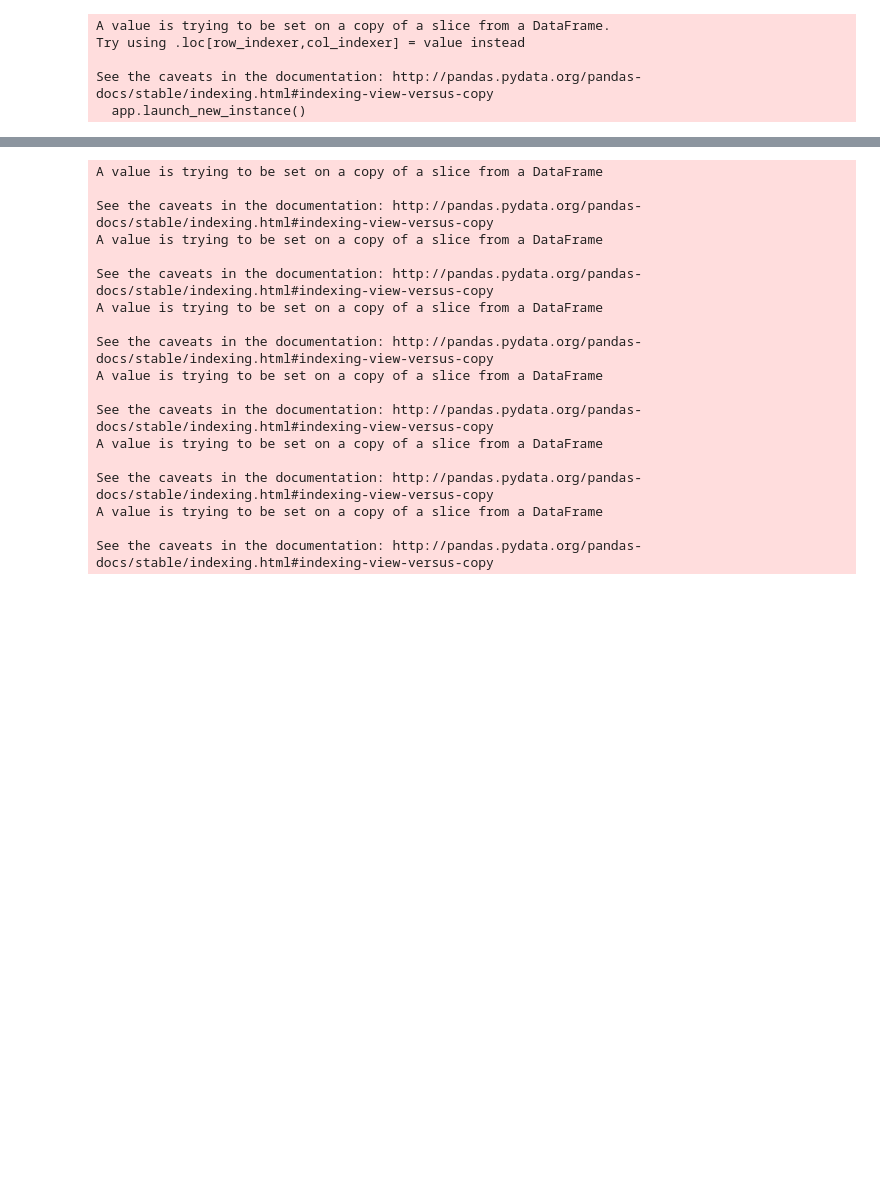
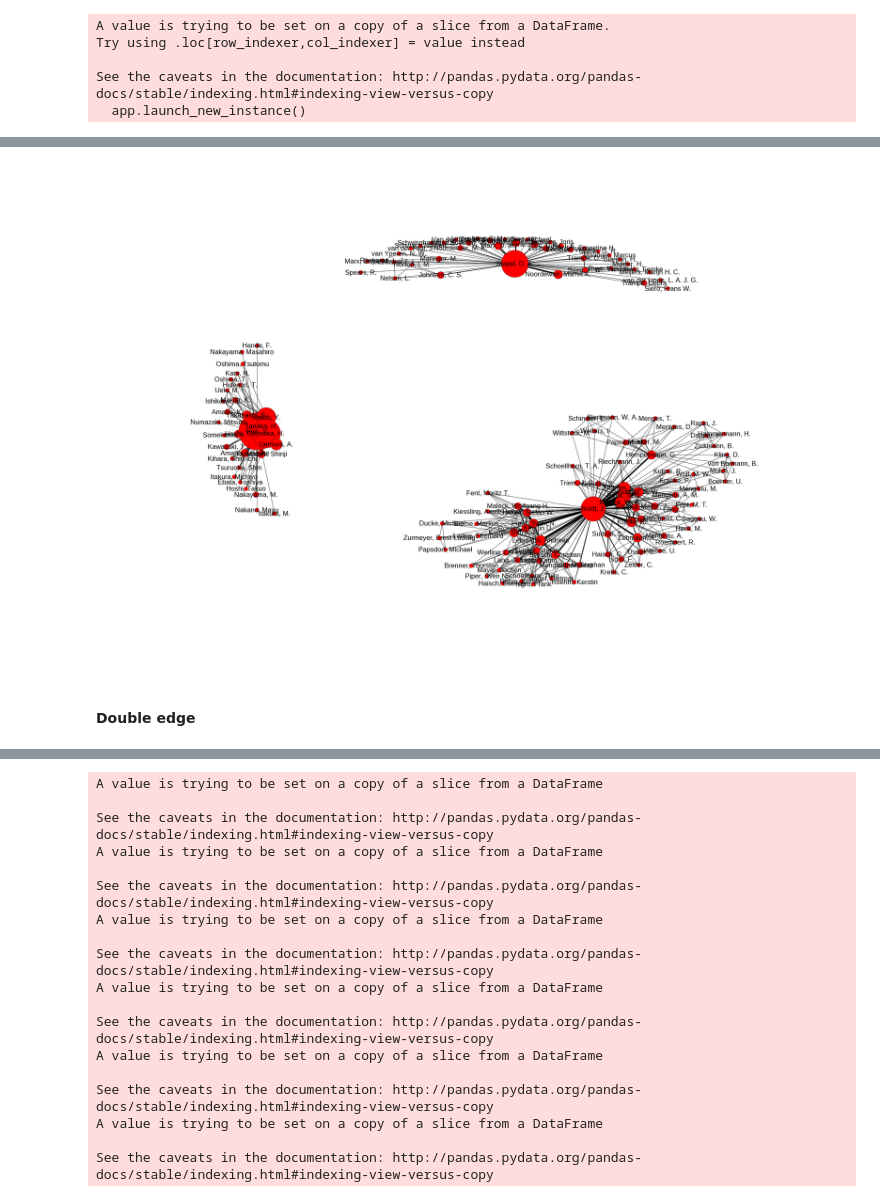
Before and after one commit to RiB-/retraction_analysis, a Jupyter notebook: EDA.ipynb, the cells around one changed output, grey strips where cells are left out. Cells and saved outputs as stored; diff of their text form; code cells hidden in the pictures; blank space fills up the shorter version.

```diff
--- a/EDA.ipynb
+++ b/EDA.ipynb
@@ -535,0 +694,14 @@ author_summary_df.head(3)
+# %%
+Top_n_auth_G = G.copy()
+
+n = 5
+top_n_auth_ls = list(set((auth_df['author_name'].head(n))))
+top_n_auth_connection_ls = top_n_auth_ls
+
+for auth in top_n_auth_ls:
+    top_n_auth_connection_ls = top_n_auth_connection_ls + G.edge[auth].keys()
+#end
+
+top_n_auth_connection_ls = list(set(top_n_auth_connection_ls))
+discard_ls = [auth for auth in author_ls if auth not in top_n_auth_connection_ls]
+Top_n_auth_G.remove_nodes_from(discard_ls)
@@ -535,0 +712,12 @@ author_summary_df.head(3)
+# %%
+node_size_ls = [50*Top_n_auth_G.node[a]['count'] for a in Top_n_auth_G.nodes()]
+edge_weight_ls = [0.5*Top_n_auth_G.edge[a][b]['weight'] for a, b in Top_n_auth_G.edges()]
+# %%
+plt.figure(figsize=(18,12))
+pos = nx.spring_layout(Top_n_auth_G)
+nx.draw(Top_n_auth_G, pos, node_size=node_size_ls, width=edge_weight_ls)
+nx.draw_networkx_labels(Top_n_auth_G, pos, node_size=node_size_ls, width=edge_weight_ls);
+# %% [output]
+[figure, added]
+# %% [markdown]
+#### Double edge
```
Also changed, not shown: parts of 36 cells of this notebook, 1 other file.
